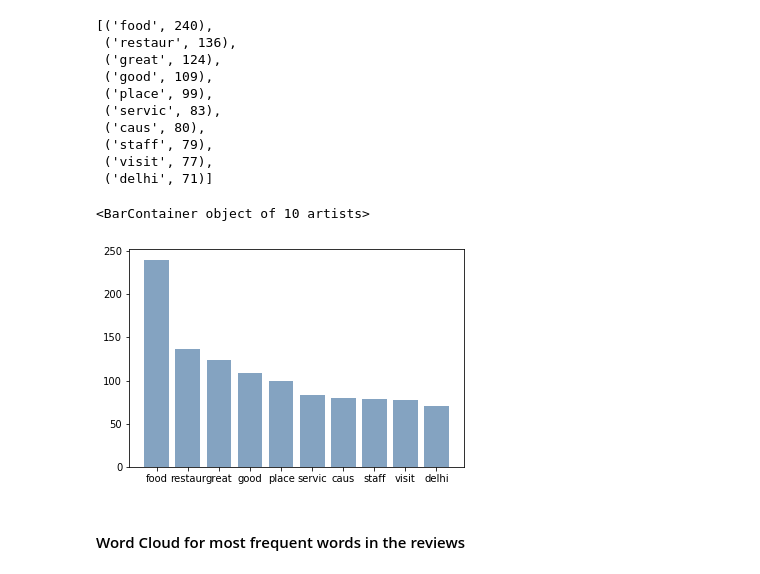
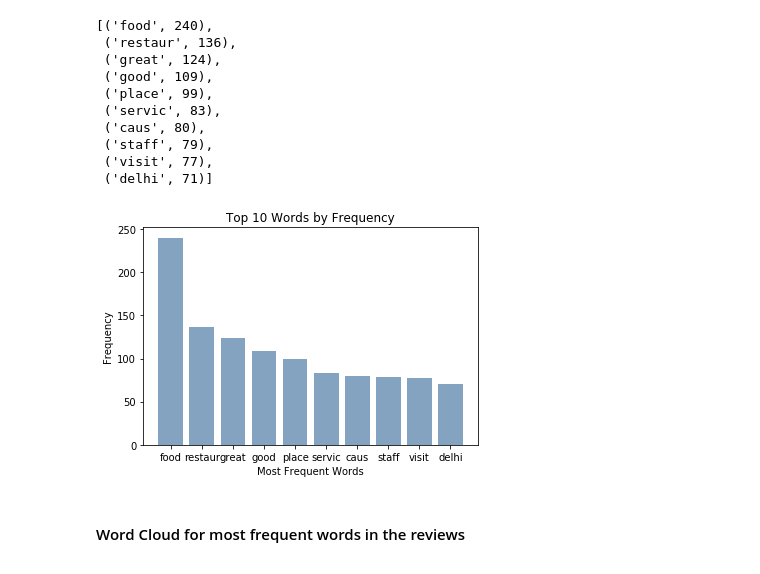
Before and after one commit to knightowl2704/Data-Scraping-from-TripAdvisor-and-Analytics, a Jupyter notebook: MWG_Analytics.ipynb, the cells around one changed output. Drawn from its saved outputs; the diff is of its cells as text; code cells hidden in the pictures.

```diff
--- a/MWG_Analytics.ipynb
+++ b/MWG_Analytics.ipynb
@@ -170,9 +171,12 @@ words_freq[:10]
  ('delhi', 71)]
 # %%
 plt.bar([words_freq[i][0] for i in range(10)],[words_freq[i][1] for i in range(10)],color =[0.2, 0.4, 0.6, 0.6])
+plt.xlabel('Most Frequent Words')
+plt.ylabel('Frequency')
+plt.title("Top 10 Words by Frequency")
+plt.show()
 # %% [output]
-<BarContainer object of 10 artists>
-[figure, old version]
+[figure, new version]
 # %% [markdown]
 <h4> Word Cloud for most frequent words in the reviews </h4>
 # %%
```
Also changed, not shown: parts of 5 cells of this notebook.
